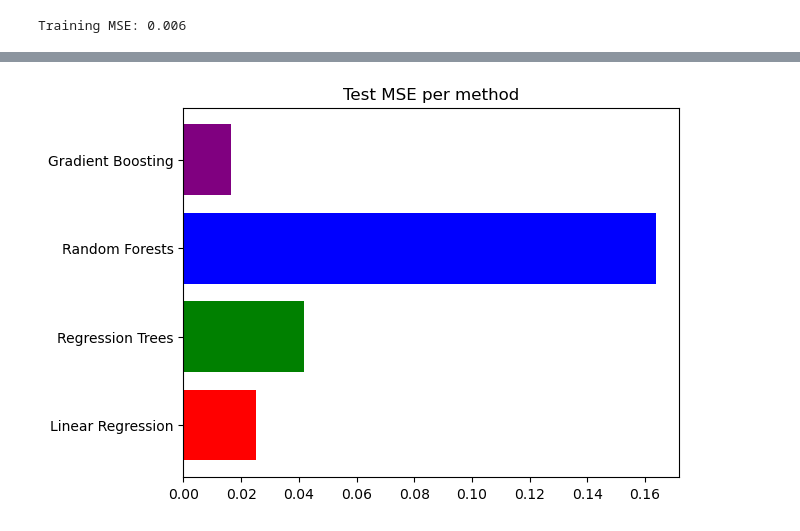
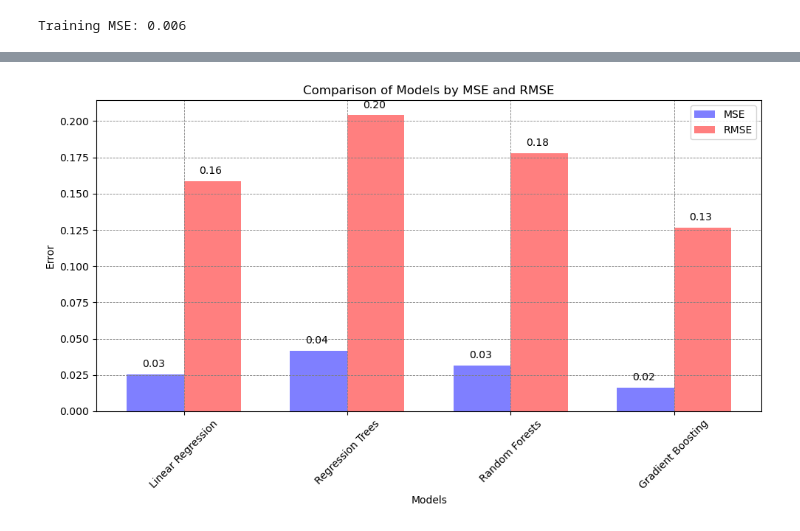
Before and after one commit to leonemma/House-Prices-Prediction, a Jupyter notebook: House_Prices.ipynb, the cells around one changed output, grey strips where cells are left out. Saved outputs shown, nothing was run; the diff lists cells and outputs as text; code cells hidden in the pictures.

Commit message:
Hyperparameter Tuning in RF and models comparison

```diff
--- a/House_Prices.ipynb
+++ b/House_Prices.ipynb
@@ -681,6 +676,3 @@ plt.tight_layout()
 plt.show()
 # %% [output]
 [figure]
-# %%
-for i in cols:
-    print(df_train[i].min())
@@ -758,7 +734,7 @@ Index(['MSZoning', 'Street', 'Alley', 'LotConfig', 'Neighborhood',
        'SaleCondition'],
       dtype='object')
 # %%
-df_train_dummies = pd.get_dummies(df_train[non_numerical_columns])
+df_train_dummies = pd.get_dummies(df_train[non_numerical_columns], drop_first=True)
 df_train = pd.concat([df_train, df_train_dummies], axis=1)
 # %%
 df_train.head()
@@ -814,7 +794,7 @@ Training RMSE: 0.095
 y_pred = lin_reg.predict(X_test)
 # %%
 lin_reg_mse = mean_squared_error(y_test, y_pred)
-lin_reg_rmse = np.sqrt(mse)
+lin_reg_rmse = np.sqrt(lin_reg_mse)
 print(f'Test MSE: {lin_reg_mse:.3f}')
 r2 = r2_score(y_test, y_pred)
 print(f'Test R2: {r2:.3f}')
@@ -1016,6 +995,6 @@ Best Cross-validation Score (negative MSE): -0.021807721915675336
 # %%
 y_pred = best_model.predict(X_test)
-rf_test_mse = mean_squared_error(y_test, y_test_pred)
+rf_test_mse = mean_squared_error(y_test, y_pred)
 rf_test_rmse = np.sqrt(rf_test_mse)
 print(f'Test MSE: {rf_test_mse:.3f}')
 print(f'Test RMSE: {rf_test_rmse:.3f}')
@@ -1050,10 +1047,28 @@ print(rf_test_mse)
-# %%
-mses = [lin_reg_mse, tree_mse, rf_test_mse, grad_mse]
-methods = ['Linear Regression', 'Regression Trees', 'Random Forests', 'Gradient Boosting']
-
-plt.barh(y=methods, width=mses, color=['red', 'green', 'blue','purple'])
-plt.title('Test MSE per method')
-# plt.grid(True)
-plt.show()
-# %% [output]
-[figure, removed]
+# %%
+mses = [lin_reg_mse, tree_mse, rf_test_mse, grad_mse]
+rmses = [lin_reg_rmse, tree_rmse, rf_test_rmse, grad_rmse]
+methods = ['Linear Regression', 'Regression Trees', 'Random Forests', 'Gradient Boosting']
+
+plt.figure(figsize=(10, 6))
+
+bar_width = 0.35
+index = range(len(methods))
+
+plt.bar(index, mses, bar_width, color='b', alpha=0.5, label='MSE')
+plt.bar([i + bar_width for i in index], rmses, bar_width, color='r', alpha=0.5, label='RMSE')
+
+for i in index:
+    plt.text(i - 0.08, mses[i] + 0.005, f'{mses[i]:.2f}', color='black')
+    plt.text(i + bar_width - 0.08, rmses[i] + 0.005, f'{rmses[i]:.2f}', color='black')
+
+plt.xlabel('Models')
+plt.ylabel('Error')
+plt.title('Comparison of Models by MSE and RMSE')
+plt.xticks([i + bar_width / 2 for i in index], methods, rotation=45)
+plt.legend()
+
+plt.grid(linestyle= '--', linewidth=0.6, c='grey')
+plt.tight_layout()
+plt.show()
+# %% [output]
+[figure, added]
```
Also changed, not shown: parts of 18 cells of this notebook.
